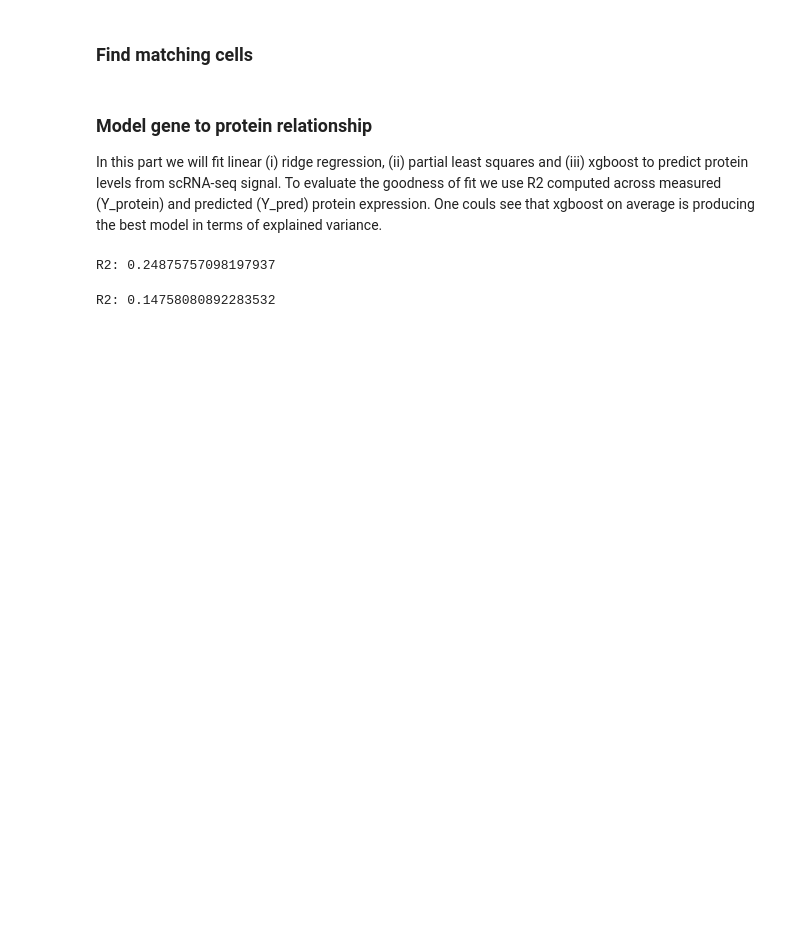
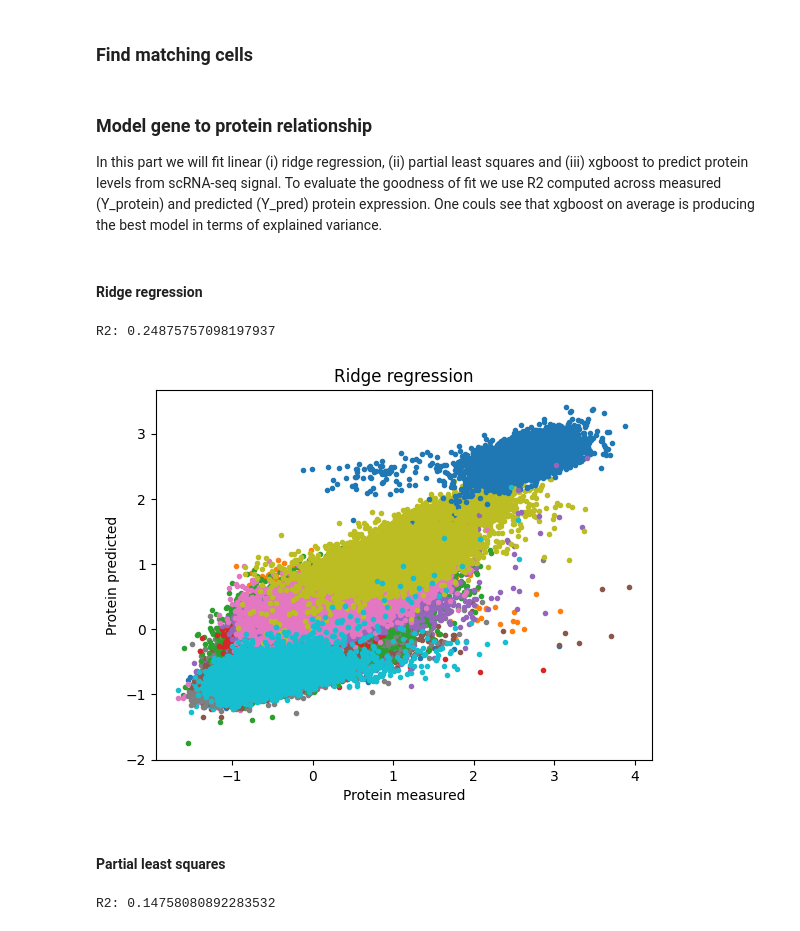
Before and after one commit to abuchin/rna_CITE_seq, a Jupyter notebook: 01_data_preparation.ipynb, the cells around one changed output. Cells and saved outputs as stored; diff of their text form; code cells hidden in the pictures; blank space fills up the shorter version.

```diff
--- a/01_data_preparation.ipynb
+++ b/01_data_preparation.ipynb
@@ -94,6 +98,8 @@ X_rna = rna_exp[cell_idx,:].X
 In this part we will fit linear (i) ridge regression, (ii) partial least squares and (iii) xgboost to predict protein levels from scRNA-seq signal.
 To evaluate the goodness of fit we use R2 computed across measured (Y_protein) and predicted (Y_pred) protein expression. One couls see that xgboost on average is producing the
 best model in terms of explained variance.
+# %% [markdown]
+#### Ridge regression
 # %%
 
 ### Ridge regression
@@ -105,6 +111,18 @@ Y_pred = model_ridge.predict(X_rna)
 print("R2:", r2_score(Y_protein, Y_pred, multioutput='uniform_average'))
 # %% [output]
 R2: 0.24875757098197937
+# %%
+
+# plot xgboost results
+plt.plot(Y_protein,Y_pred,'.')
+plt.ylabel('Protein predicted')
+plt.xlabel('Protein measured')
+plt.title('Ridge regression')
+plt.show()
+# %% [output]
+[figure, added]
+# %% [markdown]
+#### Partial least squares
 # %%
 ### Partial least squares
 
```
Also changed, not shown: parts of 5 cells of this notebook, 1 other file.
